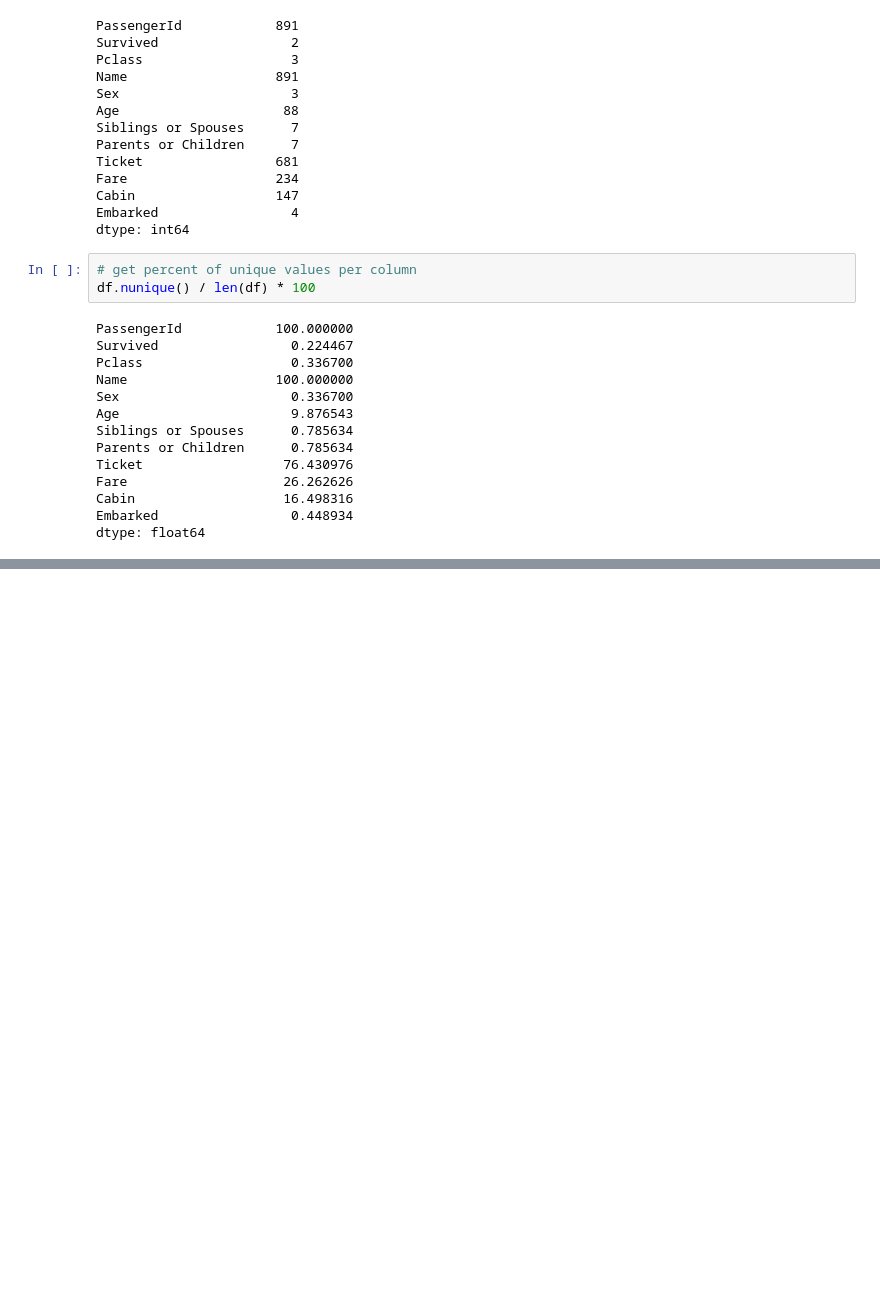
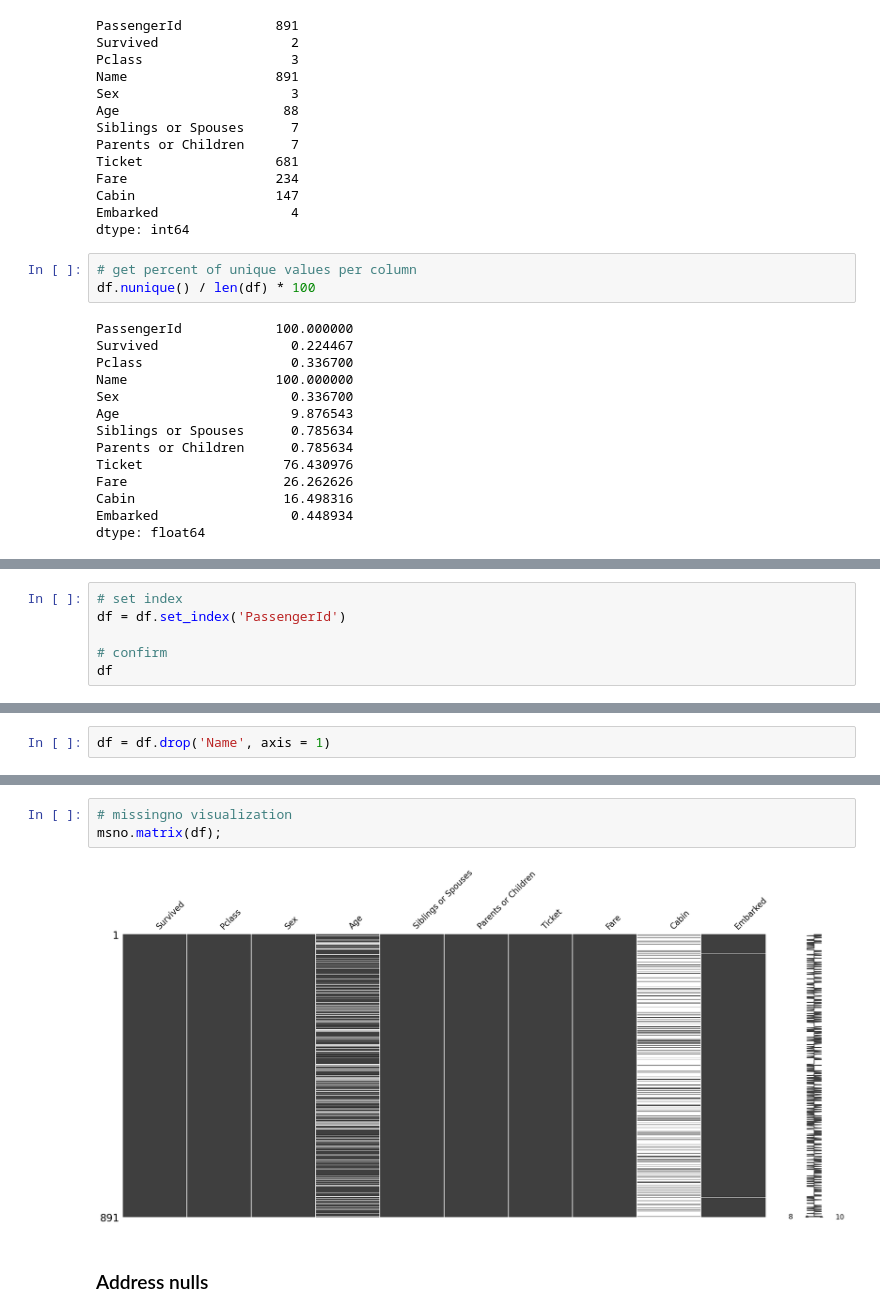
Before and after one commit to donmarcolaureano/Titanic, a Jupyter notebook: Titanic_cleaning.ipynb, the cells around one changed output, grey strips where cells are left out. Saved outputs shown, nothing was run; the diff lists cells and outputs as text; blank space fills up the shorter version.

```diff
--- a/Titanic_cleaning.ipynb
+++ b/Titanic_cleaning.ipynb
@@ -280,0 +302,6 @@ dtype: float64
+# %%
+# set index
+df = df.set_index('PassengerId')
+
+# confirm
+df
@@ -280,0 +325,2 @@ dtype: float64
+# %%
+df = df.drop('Name', axis = 1)
@@ -280,0 +387,7 @@ dtype: float64
+# %%
+# missingno visualization
+msno.matrix(df);
+# %% [output]
+[figure, added]
+# %% [markdown]
+### Address nulls
```
Also changed, not shown: parts of 16 cells of this notebook, 1 other file.
